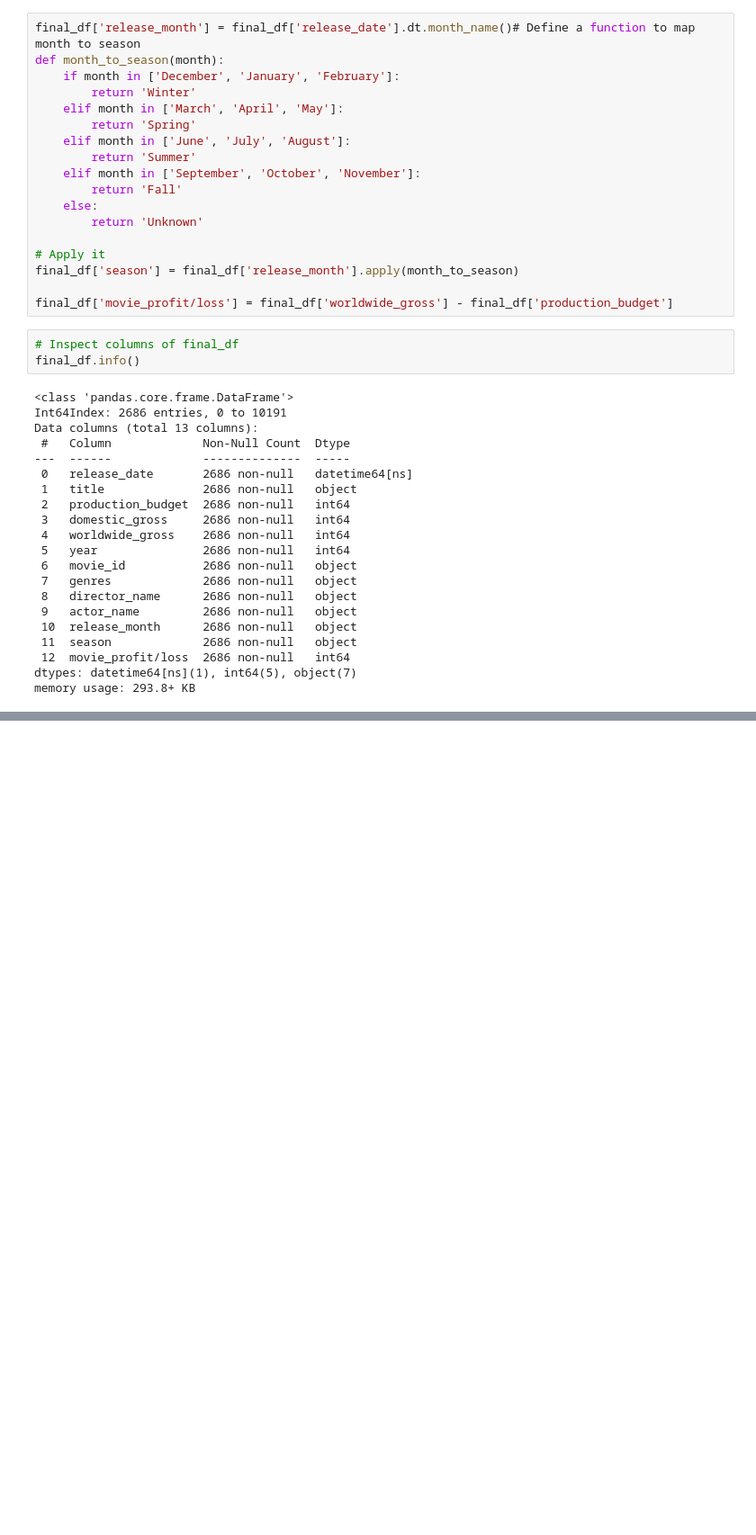
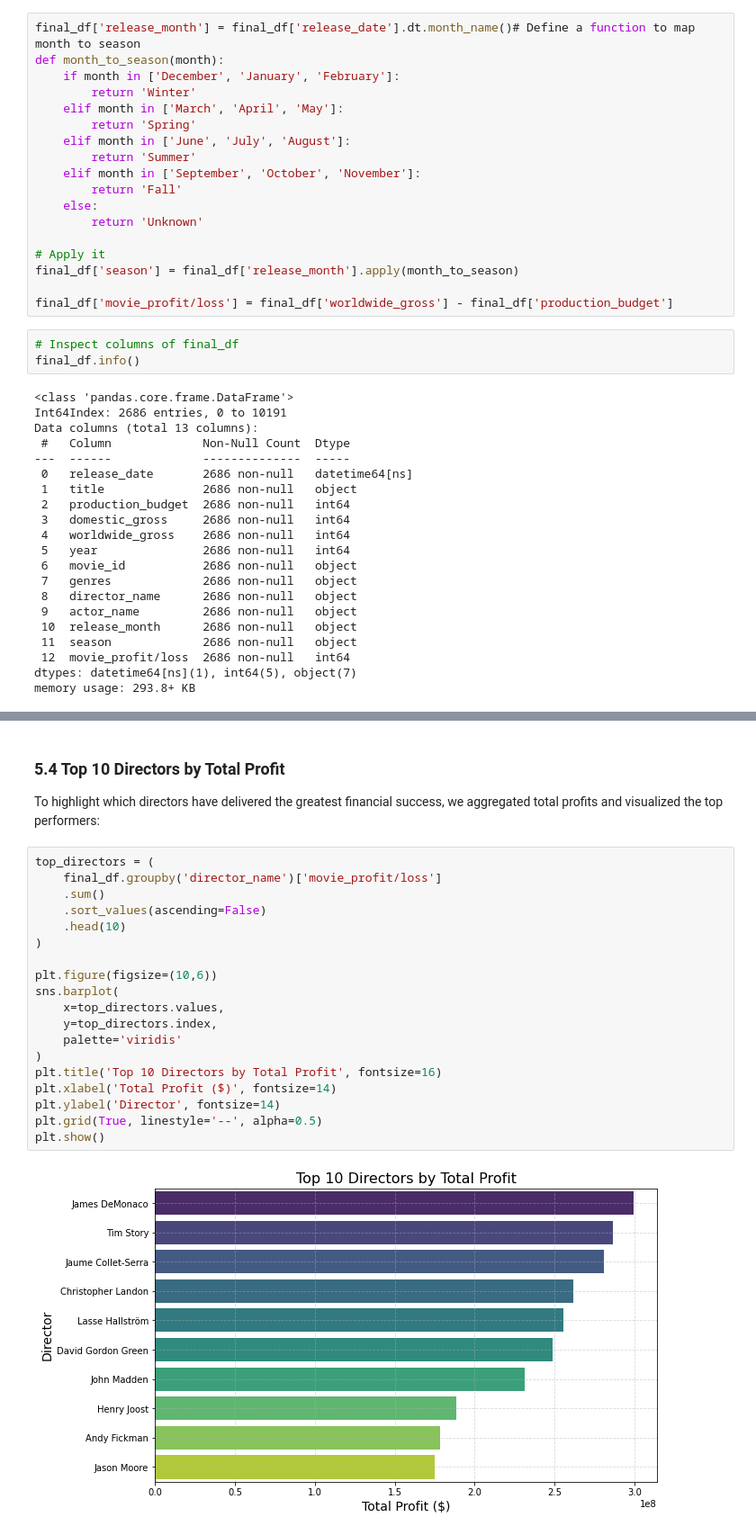
Before and after one commit to mwakad/box-office-movie-insights, a Jupyter notebook: index.ipynb, the cells around one changed output, grey strips where cells are left out. Shown: that part at 90% size. Cells and saved outputs as stored; diff of their text form; blank space fills up the shorter version.

```diff
--- a/index.ipynb
+++ b/index.ipynb
@@ -779,0 +1009,24 @@ final_df.head()
+# %% [markdown]
+### 5.4 Top 10 Directors by Total Profit
+To highlight which directors have delivered the greatest financial success, we aggregated total profits and visualized the top performers:
+# %%
+top_directors = (
+    final_df.groupby('director_name')['movie_profit/loss']
+    .sum()
+    .sort_values(ascending=False)
+    .head(10)
+)
+
+plt.figure(figsize=(10,6))
+sns.barplot(
+    x=top_directors.values,
+    y=top_directors.index,
+    palette='viridis'
+)
+plt.title('Top 10 Directors by Total Profit', fontsize=16)
+plt.xlabel('Total Profit ($)', fontsize=14)
+plt.ylabel('Director', fontsize=14)
+plt.grid(True, linestyle='--', alpha=0.5)
+plt.show()
+# %% [output]
+[figure, added]
```
Also changed, not shown: parts of 20 cells of this notebook.
